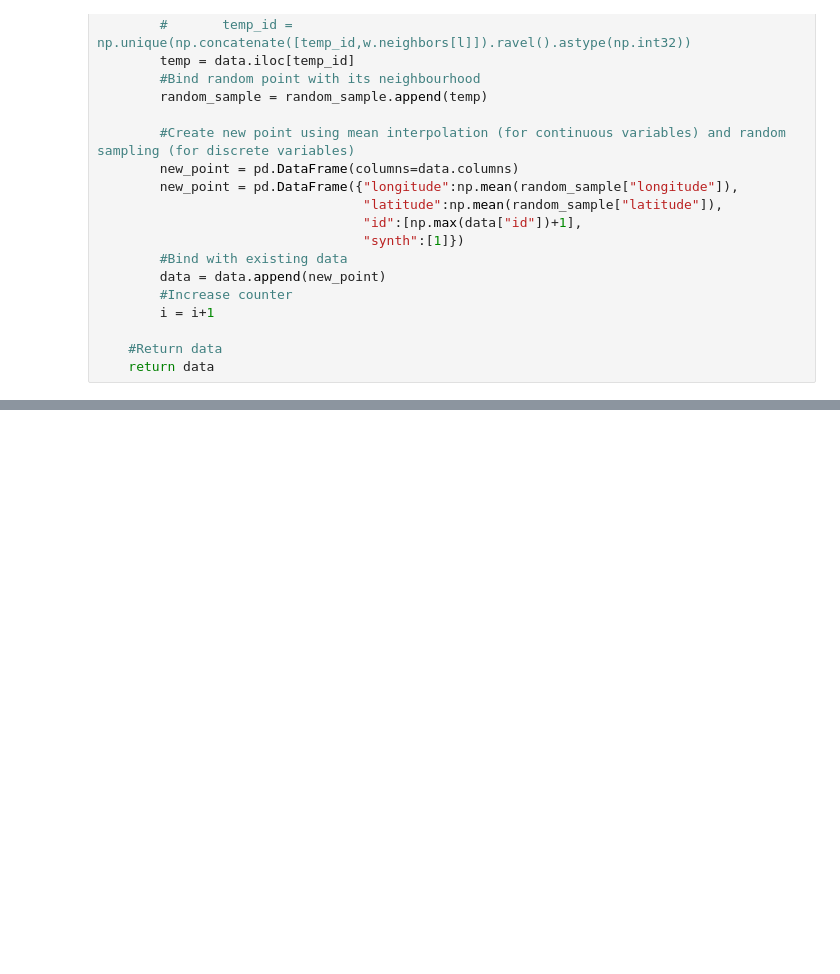
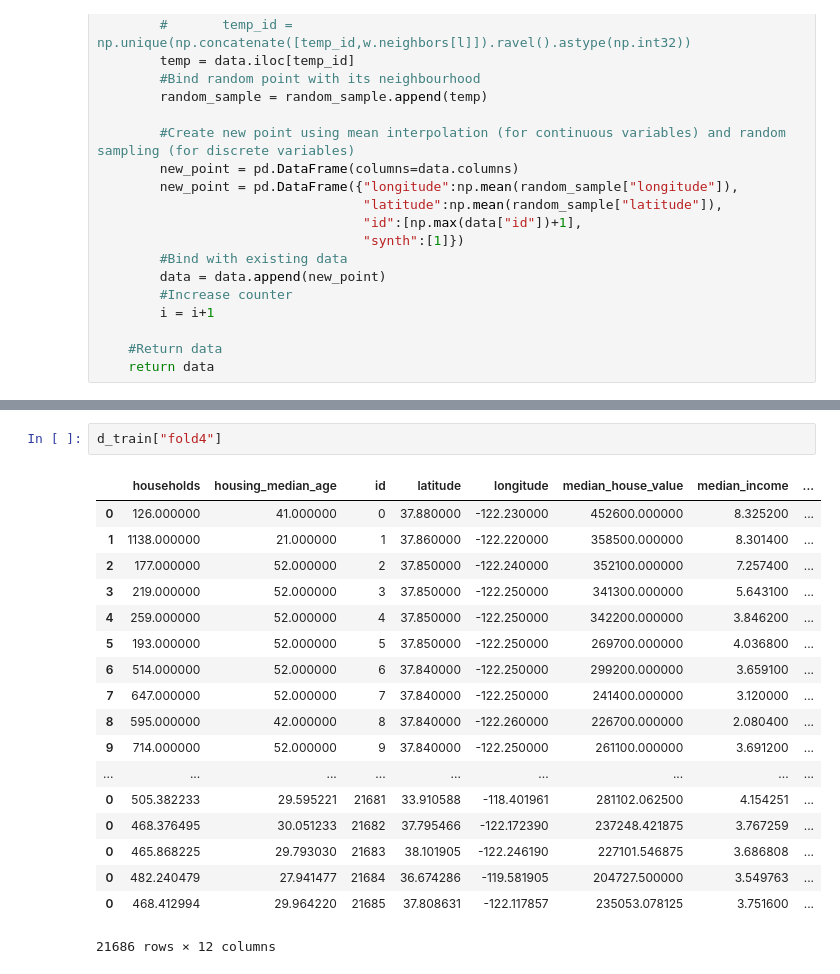
Before and after one commit to konstantinklemmer/spacegan, a Jupyter notebook: analysis/spatial_synthetic_point_generator_GP.ipynb, the cells around one changed output, grey strips where cells are left out. Cells and saved outputs as stored; diff of their text form; blank space fills up the shorter version.

```diff
--- a/analysis/spatial_synthetic_point_generator_GP.ipynb
+++ b/analysis/spatial_synthetic_point_generator_GP.ipynb
@@ -313,0 +442,21 @@ np.log10(710414720)
+# %%
+d_train["fold4"]
+# %% [output]
+|  | households | housing_median_age | id | latitude | longitude | median_house_value | median_income | ... |
+| 0 | 126.000000 | 41.000000 | 0 | 37.880000 | -122.230000 | 452600.000000 | 8.325200 | ... |
+| 1 | 1138.000000 | 21.000000 | 1 | 37.860000 | -122.220000 | 358500.000000 | 8.301400 | ... |
+| 2 | 177.000000 | 52.000000 | 2 | 37.850000 | -122.240000 | 352100.000000 | 7.257400 | ... |
+| 3 | 219.000000 | 52.000000 | 3 | 37.850000 | -122.250000 | 341300.000000 | 5.643100 | ... |
+| 4 | 259.000000 | 52.000000 | 4 | 37.850000 | -122.250000 | 342200.000000 | 3.846200 | ... |
+| 5 | 193.000000 | 52.000000 | 5 | 37.850000 | -122.250000 | 269700.000000 | 4.036800 | ... |
+| 6 | 514.000000 | 52.000000 | 6 | 37.840000 | -122.250000 | 299200.000000 | 3.659100 | ... |
+| 7 | 647.000000 | 52.000000 | 7 | 37.840000 | -122.250000 | 241400.000000 | 3.120000 | ... |
+| 8 | 595.000000 | 42.000000 | 8 | 37.840000 | -122.260000 | 226700.000000 | 2.080400 | ... |
+| 9 | 714.000000 | 52.000000 | 9 | 37.840000 | -122.250000 | 261100.000000 | 3.691200 | ... |
+| ... | ... | ... | ... | ... | ... | ... | ... | ... |
+| 0 | 505.382233 | 29.595221 | 21681 | 33.910588 | -118.401961 | 281102.062500 | 4.154251 | ... |
+| 0 | 468.376495 | 30.051233 | 21682 | 37.795466 | -122.172390 | 237248.421875 | 3.767259 | ... |
+| 0 | 465.868225 | 29.793030 | 21683 | 38.101905 | -122.246190 | 227101.546875 | 3.686808 | ... |
+| 0 | 482.240479 | 27.941477 | 21684 | 36.674286 | -119.581905 | 204727.500000 | 3.549763 | ... |
+| 0 | 468.412994 | 29.964220 | 21685 | 37.808631 | -122.117857 | 235053.078125 | 3.751600 | ... |
+21686 rows × 12 columns
```
Also changed, not shown: parts of 42 cells of this notebook, 20 other files.
